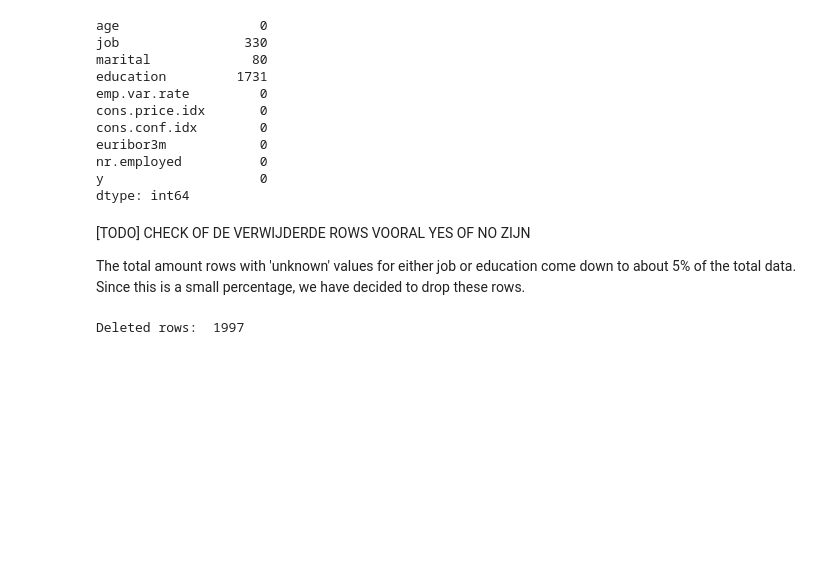
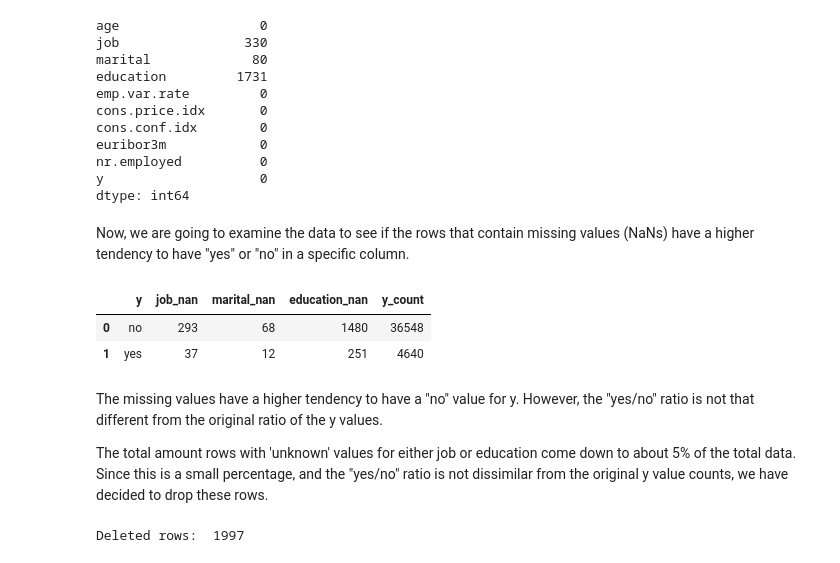
Before and after one commit to DSBE-Semester-A/DataMining, a Jupyter notebook: Assignment2/Assignment_2.ipynb, the cells around one changed output. Drawn from its saved outputs; the diff is of its cells as text; code cells hidden in the pictures; blank space fills up the shorter version.

```diff
--- a/Assignment2/Assignment_2.ipynb
+++ b/Assignment2/Assignment_2.ipynb
@@ -123,10 +124,33 @@ euribor3m            0
 nr.employed          0
 y                    0
 dtype: int64
+# %% [markdown]
+Now, we are going to examine the data to see if the rows that contain missing values (NaNs) have a higher tendency to have "yes" or "no" in a specific column.
+# %%
+# Count the number of NaN values in each column for y = yes and y = no
+nan_counts = df_demo[df_demo[['job', 'marital', 'education']].isna().any(axis=1)].groupby('y').agg(
+    job_nan=('job', lambda x: x.isna().sum()),
+    marital_nan=('marital', lambda x: x.isna().sum()),
+    education_nan=('education', lambda x: x.isna().sum()),
+).reset_index()
+
+# Add the total counts of y values
+y_counts = df_demo['y'].value_counts().reset_index()
+y_counts.columns = ['y', 'y_count']
+
+# Merge the NaN counts with the total counts
+nan_counts = nan_counts.merge(y_counts, on='y')
+
+# Display the table
+nan_counts
+# %% [output]
+|  | y | job_nan | marital_nan | education_nan | y_count |
+| 0 | no | 293 | 68 | 1480 | 36548 |
+| 1 | yes | 37 | 12 | 251 | 4640 |
 # %% [markdown]
-[TODO] CHECK OF DE VERWIJDERDE ROWS VOORAL YES OF NO ZIJN
+The missing values have a higher tendency to have a "no" value for y. However, the "yes/no" ratio is not that different from the original ratio of the y values.
 
-The total amount rows with 'unknown' values for either job or education come down to about 5% of the total data. Since this is a small percentage, we have decided to drop these rows.
+The total amount rows with 'unknown' values for either job or education come down to about 5% of the total data. Since this is a small percentage, and the "yes/no" ratio is not dissimilar from the original y value counts, we have decided to drop these rows.
 # %%
 #Drop rows with missing values
 pre = df_demo.shape[0]
```
Also changed, not shown: parts of 48 cells of this notebook.
